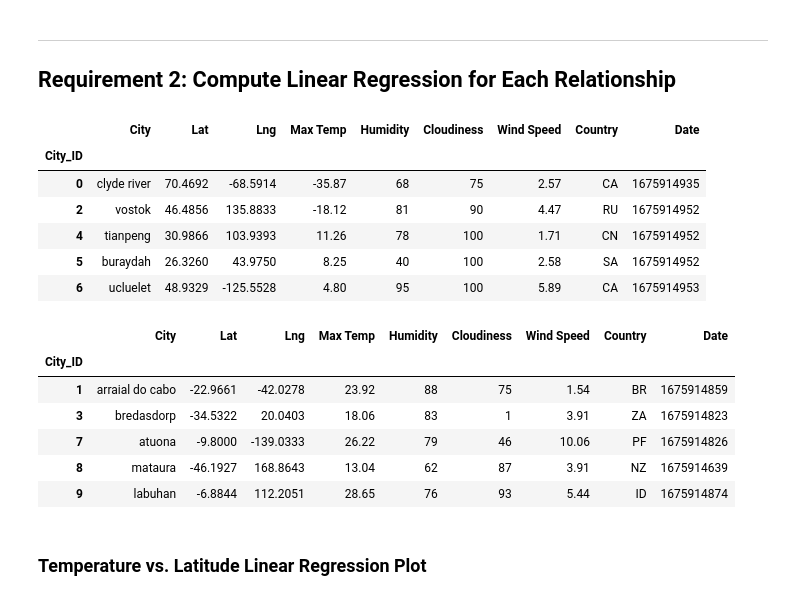
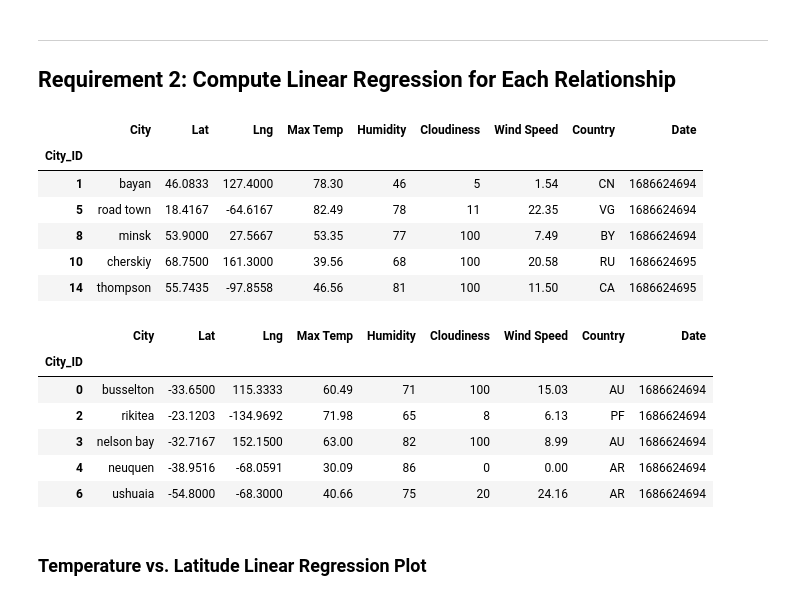
Before and after one commit to JonathanDiaz0/python-api-challenge, a Jupyter notebook: starter_code/WeatherPy.ipynb, the cells around one changed output. Saved outputs shown, nothing was run; the diff lists cells and outputs as text; code cells hidden in the pictures.

```diff
--- a/starter_code/WeatherPy.ipynb
+++ b/starter_code/WeatherPy.ipynb
@@ -185,6 +197,6 @@ city_data_df.to_csv("../output_data/cities.csv", index_label="City_ID")
 # %%
 # Read saved data
-city_data_df = pd.read_csv("../output_data/cities.csv", index_col="City_ID")
+city_data_df = pd.read_csv("output_data/cities.csv", index_col="City_ID")
 
 # Display sample data
 city_data_df.head()
@@ -342,30 +305,31 @@ def plot_linear_regression(x_value, y_value,title, text_coord):
 # %%
-# Create a DataFrame with the Northern Hemisphere data (Latitude >= 0)
-northern_hemi_df = city_data_df[city_data_df["Lat"]>=0]
+# Create a DataFrame with the Northern Hemisphere data (Latitude >= 0) i think i'll use .loc
+# YOUR CODE HERE
+northern_hemi_df = city_data_df.loc[city_data_df['Lat'] >=0, :]
 
 # Display sample data
 northern_hemi_df.head()
 # %% [output]
 |  | City | Lat | Lng | Max Temp | Humidity | Cloudiness | Wind Speed | Country | Date |
 | City_ID |  |  |  |  |  |  |  |  |  |
-| 0 | clyde river | 70.4692 | -68.5914 | -35.87 | 68 | 75 | 2.57 | CA | 1675914935 |
-| 2 | vostok | 46.4856 | 135.8833 | -18.12 | 81 | 90 | 4.47 | RU | 1675914952 |
-| 4 | tianpeng | 30.9866 | 103.9393 | 11.26 | 78 | 100 | 1.71 | CN | 1675914952 |
-| 5 | buraydah | 26.3260 | 43.9750 | 8.25 | 40 | 100 | 2.58 | SA | 1675914952 |
-| 6 | ucluelet | 48.9329 | -125.5528 | 4.80 | 95 | 100 | 5.89 | CA | 1675914953 |
+| 1 | bayan | 46.0833 | 127.4000 | 78.30 | 46 | 5 | 1.54 | CN | 1686624694 |
+| 5 | road town | 18.4167 | -64.6167 | 82.49 | 78 | 11 | 22.35 | VG | 1686624694 |
+| 8 | minsk | 53.9000 | 27.5667 | 53.35 | 77 | 100 | 7.49 | BY | 1686624694 |
+| 10 | cherskiy | 68.7500 | 161.3000 | 39.56 | 68 | 100 | 20.58 | RU | 1686624695 |
+| 14 | thompson | 55.7435 | -97.8558 | 46.56 | 81 | 100 | 11.50 | CA | 1686624695 |
 # %%
 # Create a DataFrame with the Southern Hemisphere data (Latitude < 0)
-southern_hemi_df = city_data_df[city_data_df["Lat"]<0]
-
+# YOUR CODE HERE
+southern_hemi_df = city_data_df.loc[city_data_df['Lat'] <0, :]
 # Display sample data
 southern_hemi_df.head()
 # %% [output]
 |  | City | Lat | Lng | Max Temp | Humidity | Cloudiness | Wind Speed | Country | Date |
 | City_ID |  |  |  |  |  |  |  |  |  |
-| 1 | arraial do cabo | -22.9661 | -42.0278 | 23.92 | 88 | 75 | 1.54 | BR | 1675914859 |
-| 3 | bredasdorp | -34.5322 | 20.0403 | 18.06 | 83 | 1 | 3.91 | ZA | 1675914823 |
-| 7 | atuona | -9.8000 | -139.0333 | 26.22 | 79 | 46 | 10.06 | PF | 1675914826 |
-| 8 | mataura | -46.1927 | 168.8643 | 13.04 | 62 | 87 | 3.91 | NZ | 1675914639 |
-| 9 | labuhan | -6.8844 | 112.2051 | 28.65 | 76 | 93 | 5.44 | ID | 1675914874 |
+| 0 | busselton | -33.6500 | 115.3333 | 60.49 | 71 | 100 | 15.03 | AU | 1686624694 |
+| 2 | rikitea | -23.1203 | -134.9692 | 71.98 | 65 | 8 | 6.13 | PF | 1686624694 |
+| 3 | nelson bay | -32.7167 | 152.1500 | 63.00 | 82 | 100 | 8.99 | AU | 1686624694 |
+| 4 | neuquen | -38.9516 | -68.0591 | 30.09 | 86 | 0 | 0.00 | AR | 1686624694 |
+| 6 | ushuaia | -54.8000 | -68.3000 | 40.66 | 75 | 20 | 24.16 | AR | 1686624694 |
 # %% [markdown]
 ###  Temperature vs. Latitude Linear Regression Plot
```
Also changed, not shown: parts of 36 cells of this notebook, 18 other files.
